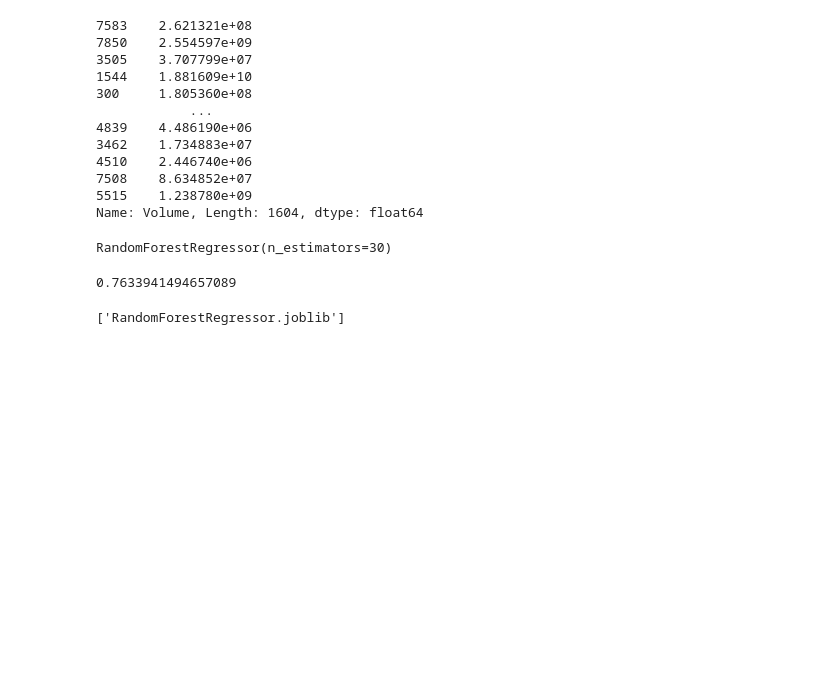
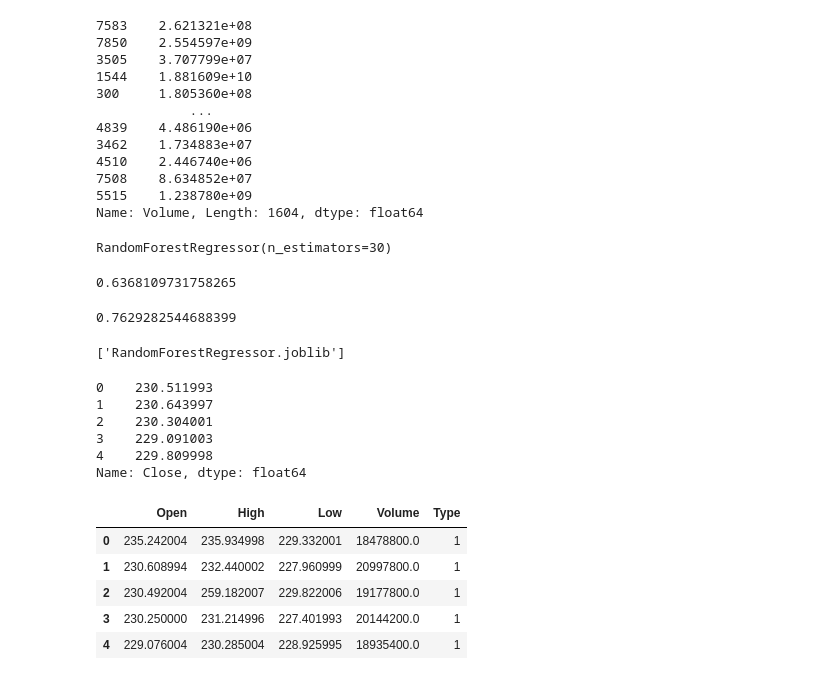
Before and after one commit to Manasi-Rajesh-Mhatre/Crypto-Volume-Close-Price-Prediction, a Jupyter notebook: dataset_merge.ipynb, the cells around one changed output. Cells and saved outputs as stored; diff of their text form; code cells hidden in the pictures; blank space fills up the shorter version.

```diff
--- a/dataset_merge.ipynb
+++ b/dataset_merge.ipynb
@@ -159,9 +159,12 @@ rf.fit(X_train, y_train)
 RandomForestRegressor(n_estimators=30)
 # %%
 model.score(X_test, y_test)
-rf.score(X_test, y_test)
 # %% [output]
-0.7633941494657089
+0.6368109731758265
+# %%
+rf.score(X_test, y_test)
+# %% [output]
+0.7629282544688399
 # %%
 import joblib
 
@@ -171,0 +178,18 @@ joblib.dump(rf, 'RandomForestRegressor.joblib')
+# %%
+y2.head()
+# %% [output]
+0    230.511993
+1    230.643997
+2    230.304001
+3    229.091003
+4    229.809998
+Name: Close, dtype: float64
+# %%
+X2.head()
+# %% [output]
+|  | Open | High | Low | Volume | Type |
+| 0 | 235.242004 | 235.934998 | 229.332001 | 18478800.0 | 1 |
+| 1 | 230.608994 | 232.440002 | 227.960999 | 20997800.0 | 1 |
+| 2 | 230.492004 | 259.182007 | 229.822006 | 19177800.0 | 1 |
+| 3 | 230.250000 | 231.214996 | 227.401993 | 20144200.0 | 1 |
+| 4 | 229.076004 | 230.285004 | 228.925995 | 18935400.0 | 1 |
```
Also changed, not shown: parts of 9 cells of this notebook, 7 other files.
